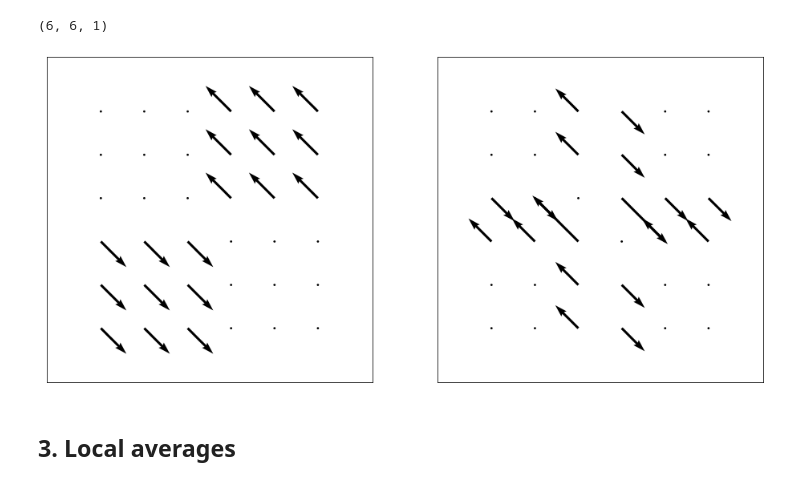
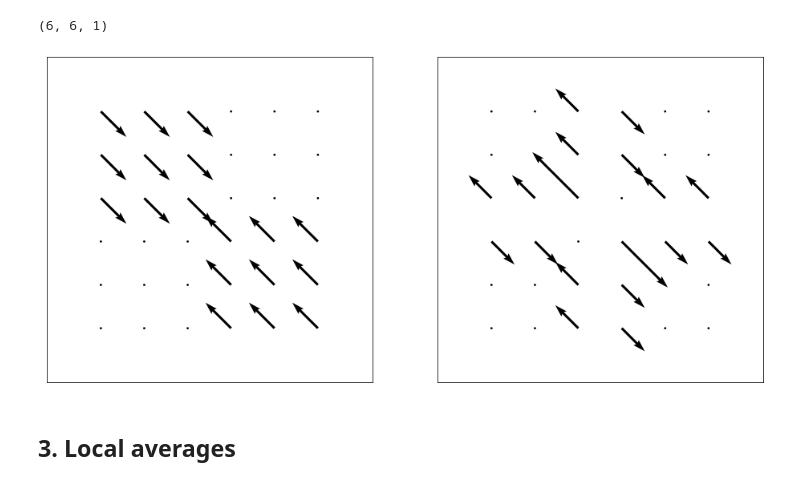
Before and after one commit to olley102/CommunityDetectionURSS, a Jupyter notebook: optical_flow.ipynb, the cells around one changed output. Drawn from its saved outputs; the diff is of its cells as text; code cells hidden in the pictures.

```diff
--- a/optical_flow.ipynb
+++ b/optical_flow.ipynb
@@ -156,21 +155,21 @@ import matplotlib.pyplot as plt
 # %%
 fig = plt.figure(figsize=(16, 9))
 ax1 = fig.add_subplot(121)
 ax1.xaxis.set_visible(False)
 ax1.yaxis.set_visible(False)
 ax1.set_aspect('equal')
-plt.quiver(u_test, v_test)
+plt.quiver(u_test[::-1], v_test[::-1])
 plt.margins(0.25, 0.25)
 
 ax2 = fig.add_subplot(122)
 ax2.xaxis.set_visible(False)
 ax2.yaxis.set_visible(False)
 ax2.set_aspect('equal')
-plt.quiver(lap_u[..., 0], lap_v[..., 0])
+plt.quiver(lap_u[::-1, :, 0], lap_v[::-1, :, 0])
 plt.margins(0.25, 0.25)
 plt.show()
 # %% [output]
-[figure, old version]
+[figure, new version]
 # %% [markdown]
 ## 3. Local averages
 # %% [markdown]
```
Also changed, not shown: parts of 14 cells of this notebook.
